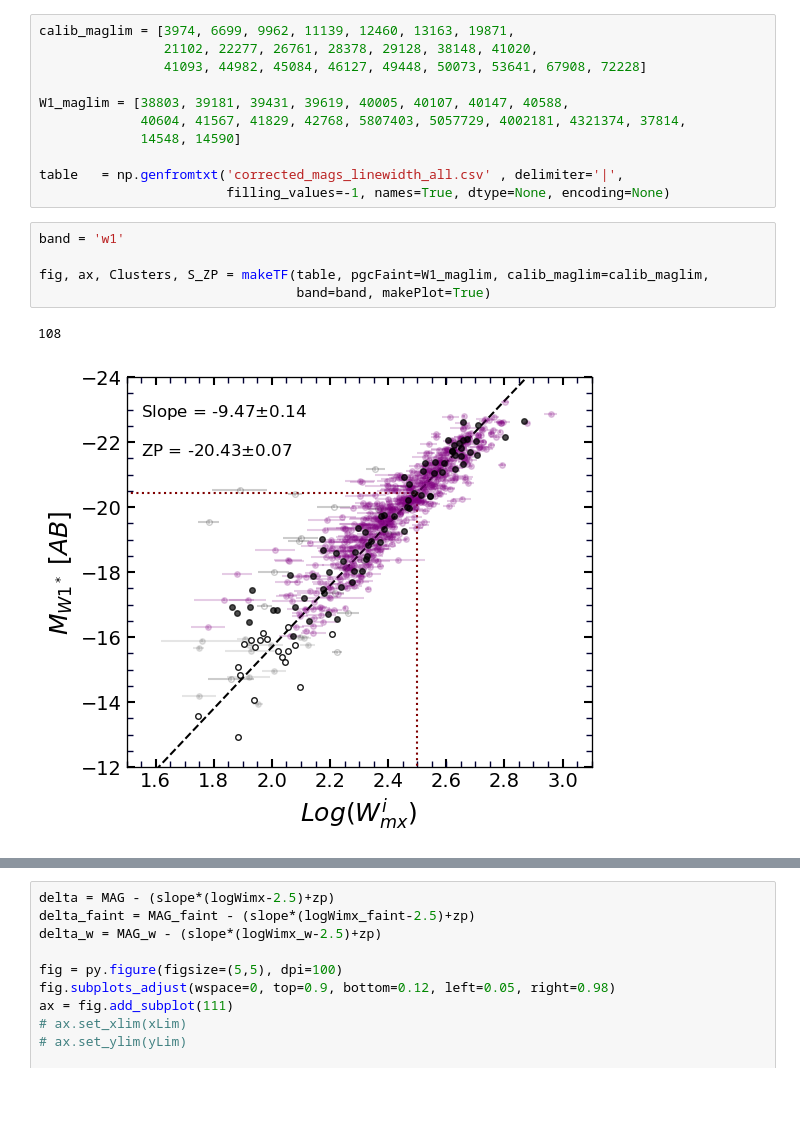
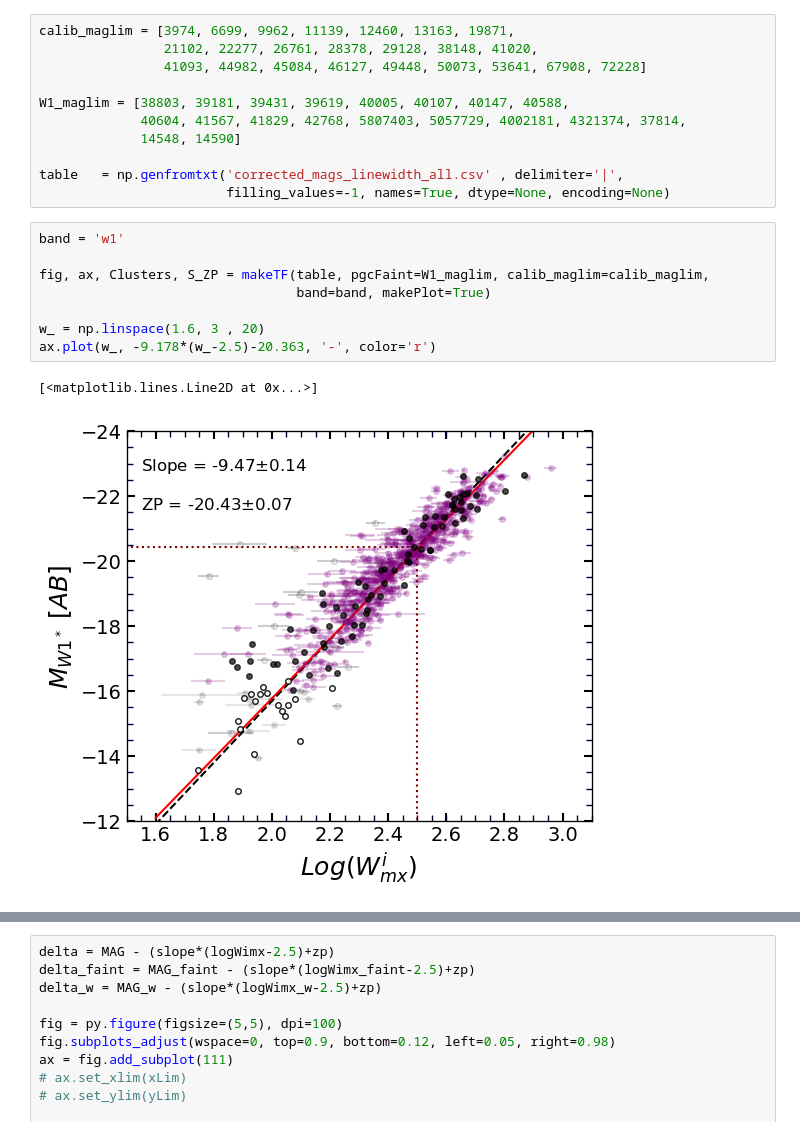
Before and after one commit to ekourkchi/TFcalibrators, a Jupyter notebook: TF_ColorTerm_W1.ipynb, the cells around one changed output, grey strips where cells are left out. Saved outputs shown, nothing was run; the diff lists cells and outputs as text; blank space fills up the shorter version.

```diff
--- a/TF_ColorTerm_W1.ipynb
+++ b/TF_ColorTerm_W1.ipynb
@@ -73,10 +73,13 @@ table   = np.genfromtxt('corrected_mags_linewidth_all.csv' , delimiter='|',
 # %%
 band = 'w1'
 
 fig, ax, Clusters, S_ZP = makeTF(table, pgcFaint=W1_maglim, calib_maglim=calib_maglim,
                                  band=band, makePlot=True)
+
+w_ = np.linspace(1.6, 3 , 20)
+ax.plot(w_, -9.178*(w_-2.5)-20.363, '-', color='r')
 # %% [output]
-108
+[<matplotlib.lines.Line2D at 0x...>]
-[figure, old version]
+[figure, new version]
 # %%
 slope = S_ZP[0]
```
Also changed, not shown: parts of 4 cells of this notebook, 6 other files.
